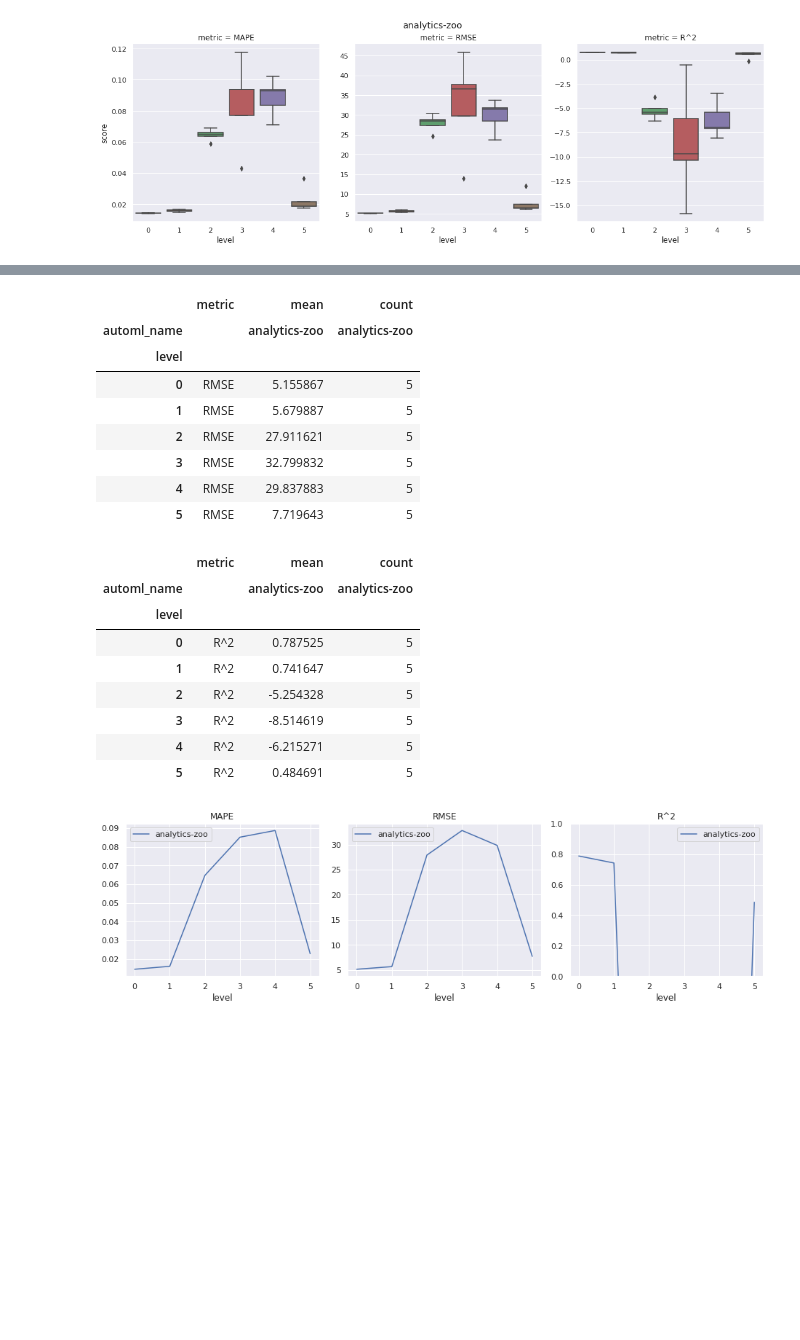
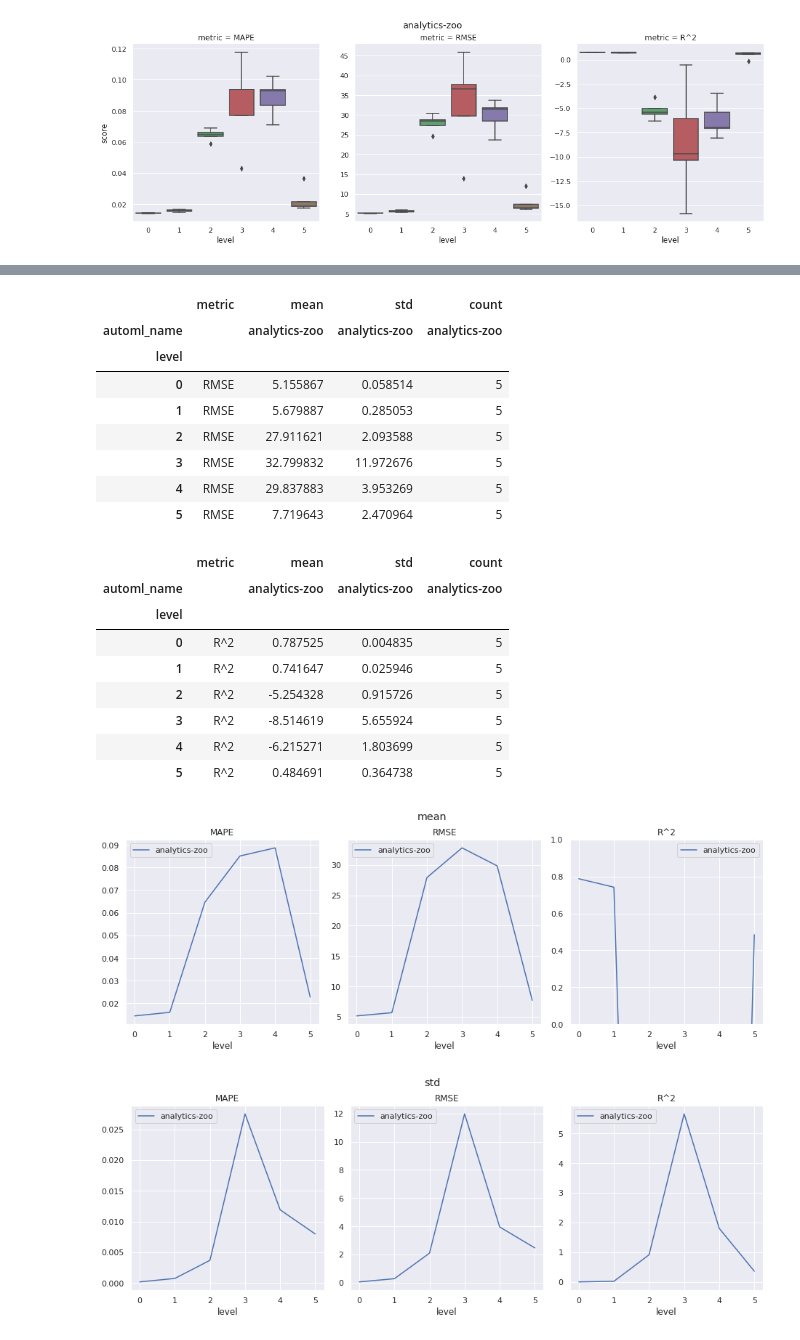
Before and after one commit to thalvari/AutoML_Timeseries, a Jupyter notebook: temperature_stuck-at_1h.ipynb, the cells around one changed output, grey strips where cells are left out. Drawn from its saved outputs; the diff is of its cells as text; code cells hidden in the pictures; blank space fills up the shorter version.

```diff
--- a/temperature_stuck-at_1h.ipynb
+++ b/temperature_stuck-at_1h.ipynb
@@ -223,17 +223,25 @@ for automl_name in automl_names:
 # %% [output]
 [figure]
 # %%
-fig, axes = plt.subplots(1, 3, figsize=(13, 4))
-for ax, metric in zip(axes.flatten(), ["MAPE", "RMSE", "R^2"]):
+fig_mean, axes_mean = plt.subplots(1, 3, figsize=(13, 5))
+fig_std, axes_std = plt.subplots(1, 3, figsize=(13, 5))
+for i, metric in enumerate(["MAPE", "RMSE", "R^2"]):
     df = df_results[df_results["metric"] == metric]
-    df = df.groupby(["level", "automl_name"])["score"].aggregate(["mean", "count"]).unstack()
+    df = df.groupby(["level", "automl_name"])["score"].aggregate(["mean", "std", "count"]).unstack()
     df["metric"] = metric
-    df = df[["metric", "mean", "count"]]
-    display(df)
-    df_ = df.drop(["metric", "count"], axis=1)["mean"]
+    df = df[["metric", "mean", "std", "count"]]
+    display(df.round(decimals=6))
+    df_ = df["mean"]
     df_.columns.name = None
-    df_.plot(ax=ax, title=metric)
-axes.flatten()[2].set_ylim(0, 1)
-plt.tight_layout()
-plt.show()
+    df_.plot(ax=axes_mean.flatten()[i], title=metric)
+    df_ = df["std"]
+    df_.columns.name = None
+    df_.plot(ax=axes_std.flatten()[i], title=metric)
+axes_mean.flatten()[2].set_ylim(0, 1)
+fig_mean.suptitle("mean", y=0.95)
+fig_mean.tight_layout()
+fig_mean.show()
+fig_std.suptitle("std", y=0.95)
+fig_std.tight_layout()
+fig_std.show()
 # %% [output]
@@ -249,19 +257,20 @@ plt.show()
-|  | metric | mean | count |
-| automl_name |  | analytics-zoo | analytics-zoo |
-| level |  |  |  |
-| 0 | RMSE | 5.155867 | 5 |
-| 1 | RMSE | 5.679887 | 5 |
-| 2 | RMSE | 27.911621 | 5 |
-| 3 | RMSE | 32.799832 | 5 |
-| 4 | RMSE | 29.837883 | 5 |
-| 5 | RMSE | 7.719643 | 5 |
+|  | metric | mean | std | count |
+| automl_name |  | analytics-zoo | analytics-zoo | analytics-zoo |
+| level |  |  |  |  |
+| 0 | RMSE | 5.155867 | 0.058514 | 5 |
+| 1 | RMSE | 5.679887 | 0.285053 | 5 |
+| 2 | RMSE | 27.911621 | 2.093588 | 5 |
+| 3 | RMSE | 32.799832 | 11.972676 | 5 |
+| 4 | RMSE | 29.837883 | 3.953269 | 5 |
+| 5 | RMSE | 7.719643 | 2.470964 | 5 |
-|  | metric | mean | count |
-| automl_name |  | analytics-zoo | analytics-zoo |
-| level |  |  |  |
-| 0 | R^2 | 0.787525 | 5 |
-| 1 | R^2 | 0.741647 | 5 |
-| 2 | R^2 | -5.254328 | 5 |
-| 3 | R^2 | -8.514619 | 5 |
-| 4 | R^2 | -6.215271 | 5 |
-| 5 | R^2 | 0.484691 | 5 |
+|  | metric | mean | std | count |
+| automl_name |  | analytics-zoo | analytics-zoo | analytics-zoo |
+| level |  |  |  |  |
+| 0 | R^2 | 0.787525 | 0.004835 | 5 |
+| 1 | R^2 | 0.741647 | 0.025946 | 5 |
+| 2 | R^2 | -5.254328 | 0.915726 | 5 |
+| 3 | R^2 | -8.514619 | 5.655924 | 5 |
+| 4 | R^2 | -6.215271 | 1.803699 | 5 |
+| 5 | R^2 | 0.484691 | 0.364738 | 5 |
-[figure, old version]
+[figure, new version]
+[figure, added]
```
Also changed, not shown: parts of 1 cell of this notebook, 3 other files.
